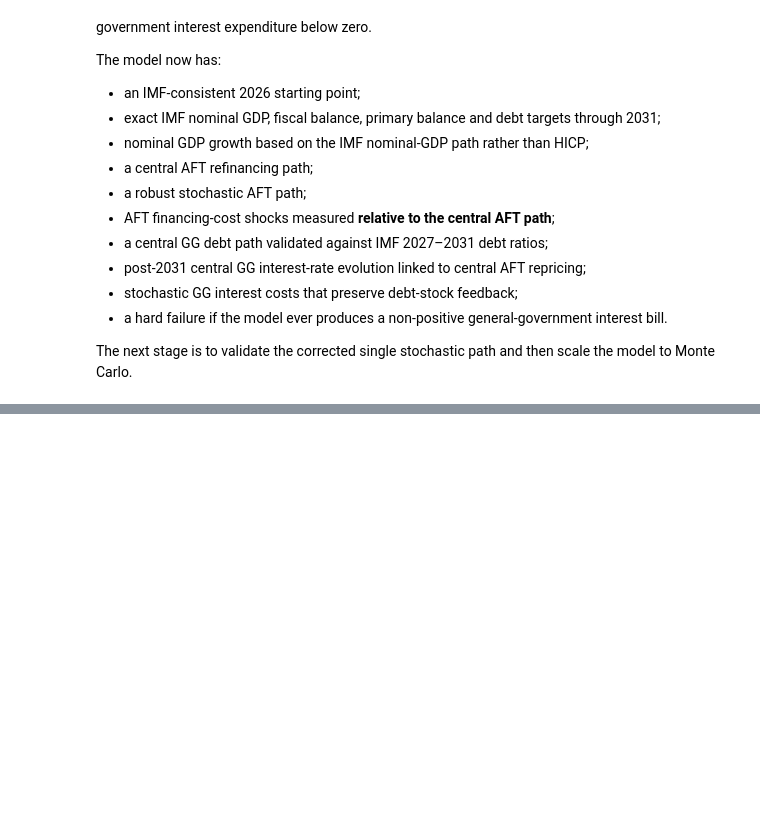
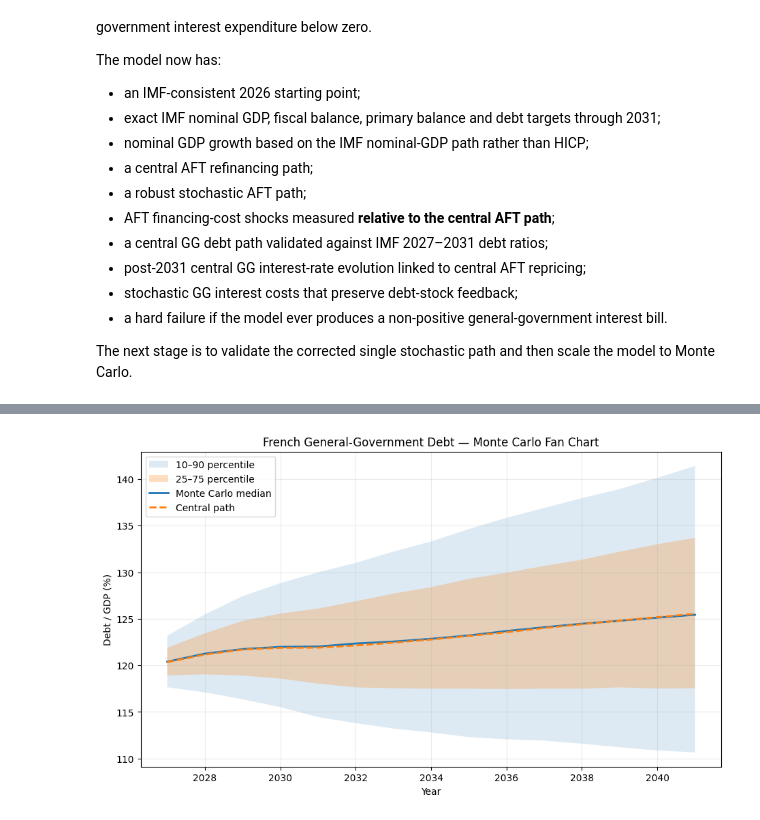
Before and after one commit to MikelCoti/french_oat_model, a Jupyter notebook: notebooks/02_stochastic_dsa.ipynb, the cells around one changed output, grey strips where cells are left out. Saved outputs shown, nothing was run; the diff lists cells and outputs as text; code cells hidden in the pictures; blank space fills up the shorter version.

```diff
--- a/notebooks/02_stochastic_dsa.ipynb
+++ b/notebooks/02_stochastic_dsa.ipynb
@@ -383,7 +383,7 @@ aft_comparison[
 | 13 | 2040 | 0.047035 | 0.059438 | 110.652363 |
 | 14 | 2041 | 0.047581 | 0.060197 | 124.170164 |
 # %%
-YEARS = aft_55_sensitivity_path["year"].astype(int).tolist()
+YEARS = aft_baseline_path["year"].astype(int).tolist()
 
 assert YEARS == list(range(2027, 2042))
 
@@ -2868,0 +2741,16 @@ Final single-path validation passed.
+# %%
+# ============================================================
+# Monte Carlo configuration
+# ============================================================
+
+N_SIMULATIONS = 10_000
+MONTE_CARLO_SEED = 20261003
+INNOVATION_METHOD = "robust_gaussian"
+
+# Quick pre-flight before the full 10,000-path run.
+N_SMOKE_SIMULATIONS = 250
+
+# Renamed standalone sensitivity path.
+aft_55_sensitivity_path = (
+    aft_baseline_path
+)
@@ -2868,0 +3404,52 @@ Final single-path validation passed.
+# %%
+# ============================================================
+# Debt/GDP fan chart
+# ============================================================
+
+fig, ax = plt.subplots(
+    figsize=(11, 6)
+)
+
+ax.fill_between(
+    debt_fan["year"],
+    debt_fan["p10"] * 100,
+    debt_fan["p90"] * 100,
+    alpha=0.15,
+    label="10–90 percentile",
+)
+
+ax.fill_between(
+    debt_fan["year"],
+    debt_fan["p25"] * 100,
+    debt_fan["p75"] * 100,
+    alpha=0.25,
+    label="25–75 percentile",
+)
+
+ax.plot(
+    debt_fan["year"],
+    debt_fan["p50"] * 100,
+    linewidth=2,
+    label="Monte Carlo median",
+)
+
+ax.plot(
+    gg_central_path["year"],
+    gg_central_path["debt_gdp_end"] * 100,
+    linestyle="--",
+    linewidth=2,
+    label="Central path",
+)
+
+ax.set_title(
+    "French General-Government Debt — Monte Carlo Fan Chart"
+)
+
+ax.set_xlabel("Year")
+ax.set_ylabel("Debt / GDP (%)")
+ax.grid(alpha=0.25)
+ax.legend()
+
+plt.show()
+# %% [output]
+[figure, added]
```
Also changed, not shown: parts of 25 cells of this notebook, 49 other files.
